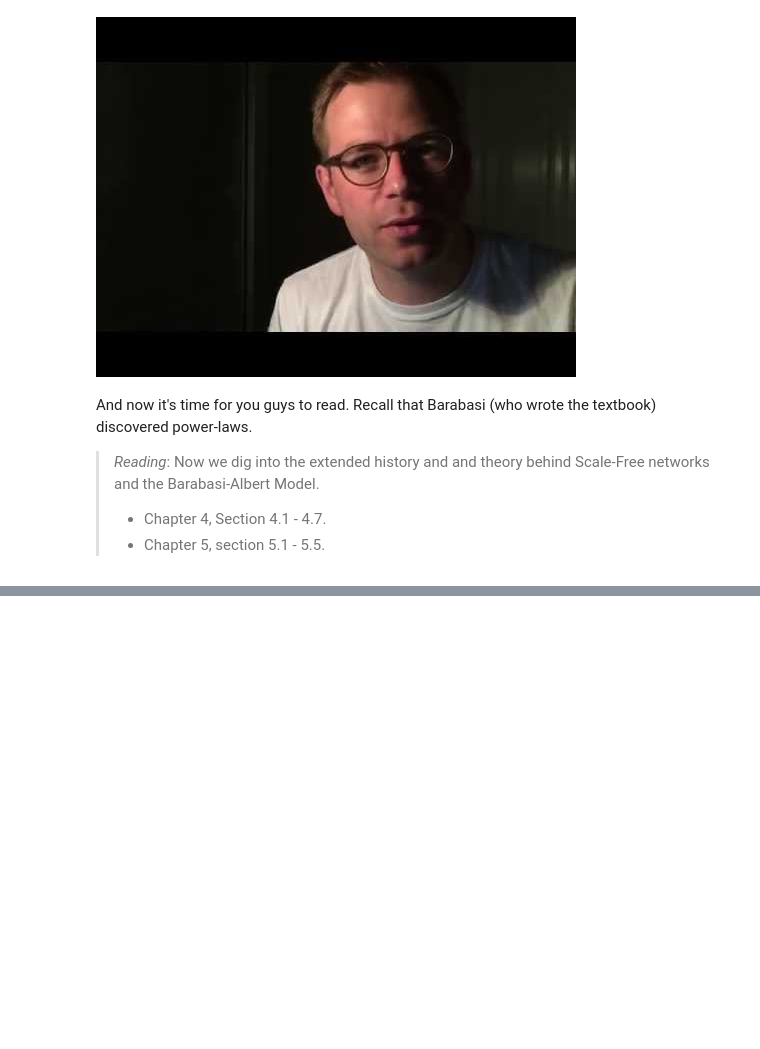
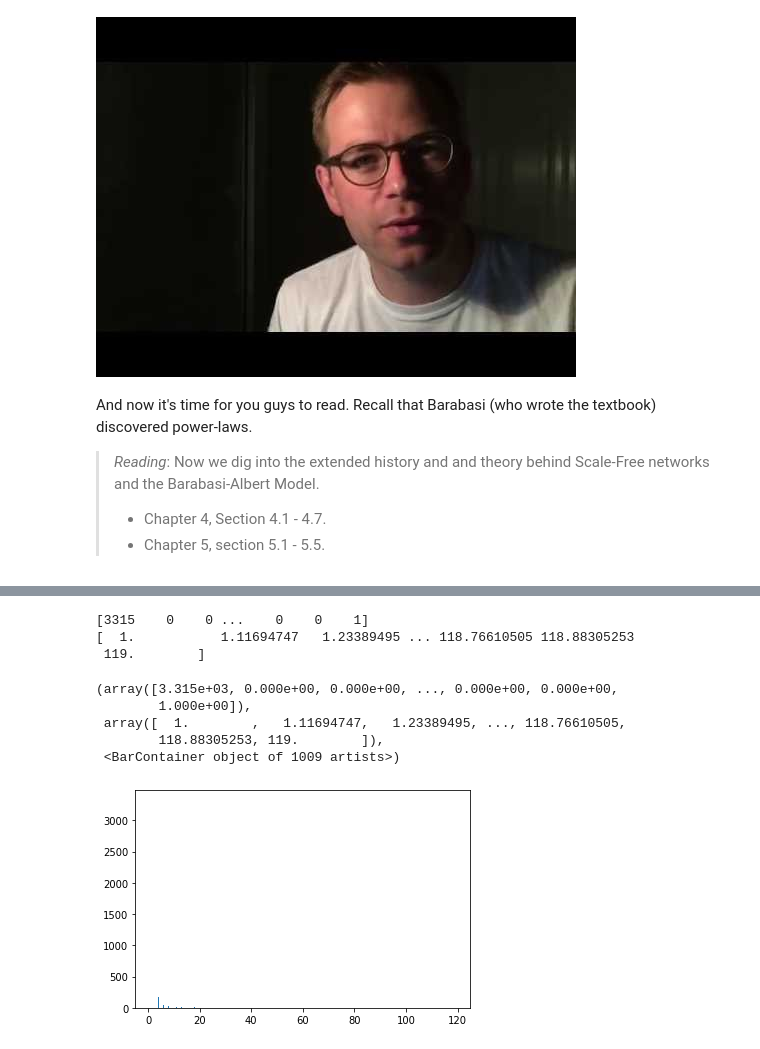
Before and after one commit to SocialComplexityLab/socialgraphs2021, a Jupyter notebook: lectures/Week3.ipynb, the cells around one changed output, grey strips where cells are left out. Saved outputs shown, nothing was run; the diff lists cells and outputs as text; code cells hidden in the pictures; blank space fills up the shorter version.

```diff
--- a/lectures/Week3.ipynb
+++ b/lectures/Week3.ipynb
@@ -107,0 +180,18 @@ And now it's time for you guys to read. Recall that Barabasi (who wrote the text
+# %%
+import numpy as np
+NodeHist, bin_edges = np.histogram(degreeList, bins='auto')
+print(NodeHist)
+print(bin_edges)
+# %% [output]
+[3315    0    0 ...    0    0    1]
+[  1.           1.11694747   1.23389495 ... 118.76610505 118.88305253
+ 119.        ]
+# %%
+plt.hist(degreeList, bins="auto")
+# %% [output]
+(array([3.315e+03, 0.000e+00, 0.000e+00, ..., 0.000e+00, 0.000e+00,
+        1.000e+00]),
+ array([  1.        ,   1.11694747,   1.23389495, ..., 118.76610505,
+        118.88305253, 119.        ]),
+ <BarContainer object of 1009 artists>)
+[figure, added]
```
Also changed, not shown: parts of 13 cells of this notebook.
